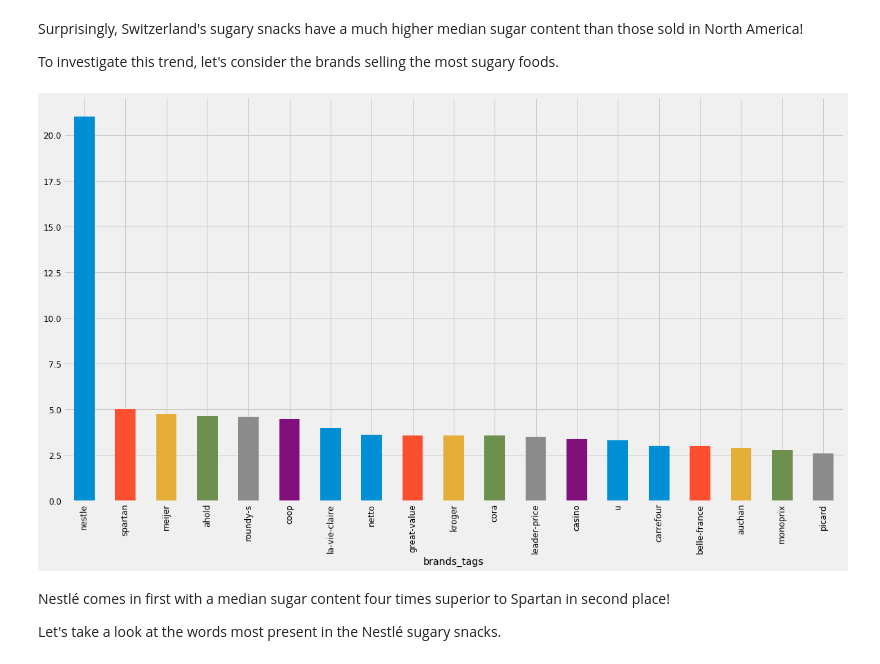
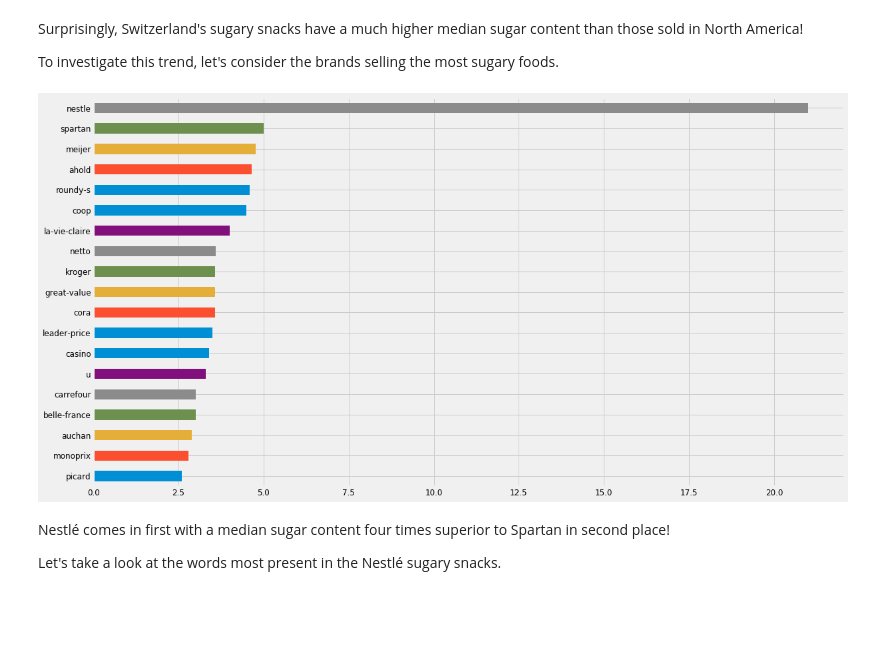
Before and after one commit to lbasseto/meyran-open-food-facts, a Jupyter notebook: Data PreProcessing.ipynb, the cells around one changed output. Saved outputs shown, nothing was run; the diff lists cells and outputs as text; code cells hidden in the pictures; blank space fills up the shorter version.

```diff
--- a/Data PreProcessing.ipynb
+++ b/Data PreProcessing.ipynb
@@ -739,10 +766,11 @@ Surprisingly, Switzerland's sugary snacks have a much higher median sugar conten
 To investigate this trend, let's consider the brands selling the most sugary foods.
 # %%
 test_sugar = df.groupby("brands_tags")["sugars_100g"].aggregate(["median", "count"])
-test_sugar[test_sugar["count"] > 1000].sort_values(by="median", ascending=False)["median"].plot.bar()
-plt.savefig('top_sugar_brands.png', transparent=True, bbox_inches='tight', dpi = 300)
+test_sugar[test_sugar["count"] > 1000].sort_values(by="median", ascending=True)["median"].plot.barh()
+plt.ylabel("")
+plt.savefig('images/top_sugar_brands.png', transparent=True, bbox_inches='tight', dpi = 300)
 # %% [output]
-[figure, old version]
+[figure, new version]
 # %% [markdown]
 Nestlé comes in first with a median sugar content four times superior to Spartan in second place!
 
```
Also changed, not shown: parts of 6 cells of this notebook.
